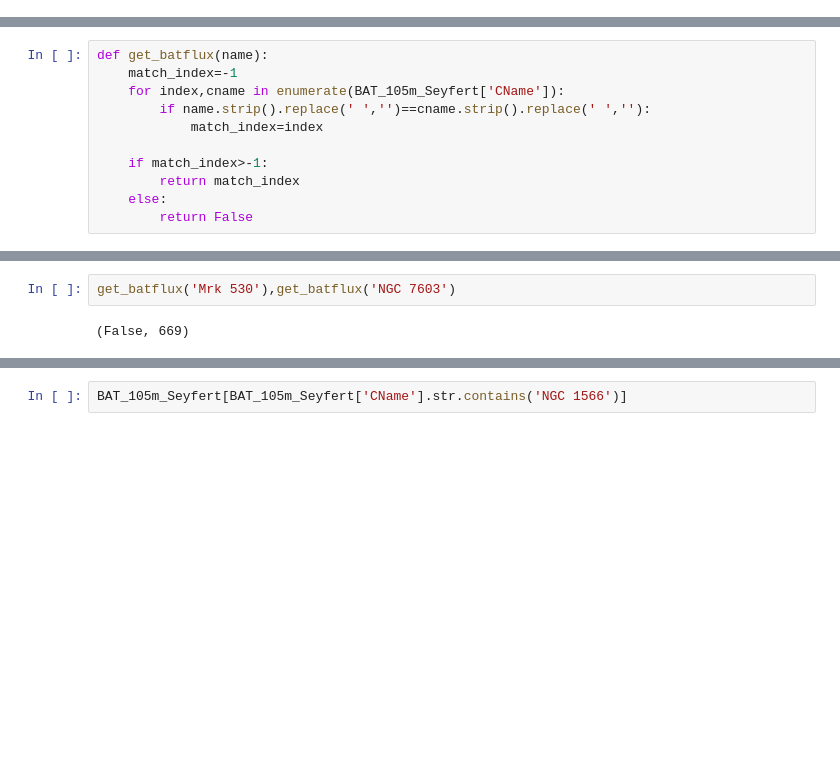
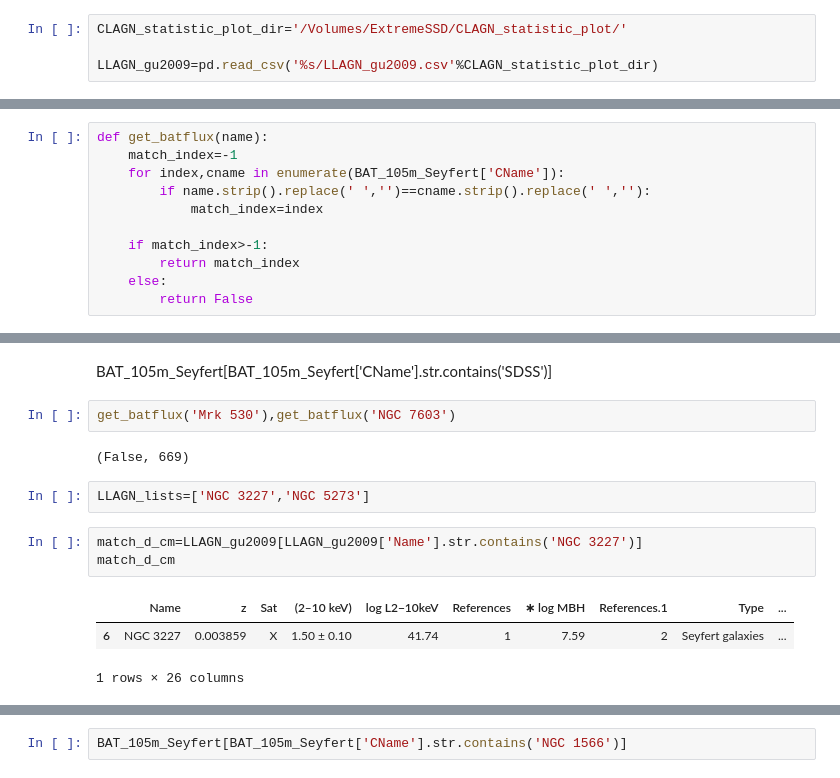
Before and after one commit to brettlv/brettlv.github.io, a Jupyter notebook: pythoncode/changinglookAGN/BAT_105m_catalog_07jul2019.ipynb, the cells around one changed output, grey strips where cells are left out. Cells and saved outputs as stored; diff of their text form; blank space fills up the shorter version.

```diff
--- a/pythoncode/changinglookAGN/BAT_105m_catalog_07jul2019.ipynb
+++ b/pythoncode/changinglookAGN/BAT_105m_catalog_07jul2019.ipynb
@@ -435,3 +447,7 @@ Index(['Name', 'z', 'type', 'logmass', 'epoch', 'Lsigma_lo', 'Lbol',
 # %%
 CLAGN_list210919=pd.read_excel('/Users/brettlv/blog/IHEP_sync/data/data_clagn/CLAGN_list210919.xlsx',sheet_name='Sheet1')
 CLAGN_list210919['D_cm']=cosmo.luminosity_distance(z=CLAGN_list210919['Redshift']).to(u.cm)
+# %%
+CLAGN_statistic_plot_dir='/Volumes/ExtremeSSD/CLAGN_statistic_plot/'
+
+LLAGN_gu2009=pd.read_csv('%s/LLAGN_gu2009.csv'%CLAGN_statistic_plot_dir)
@@ -486,4 +492,15 @@ BAT_105m_Seyfert[BAT_105m_Seyfert['CName'].str.contains('SDSS')]
+# %% [markdown]
+BAT_105m_Seyfert[BAT_105m_Seyfert['CName'].str.contains('SDSS')]
 # %%
 get_batflux('Mrk 530'),get_batflux('NGC 7603')
 # %% [output]
 (False, 669)
+# %%
+LLAGN_lists=['NGC 3227','NGC 5273']
+# %%
+match_d_cm=LLAGN_gu2009[LLAGN_gu2009['Name'].str.contains('NGC 3227')]
+match_d_cm
+# %% [output]
+|  | Name | z | Sat | (2–10 keV) | log L2−10keV | References | ∗ log MBH | References.1 | Type | ... |
+| 6 | NGC 3227 | 0.003859 | X | 1.50 ± 0.10 | 41.74 | 1 | 7.59 | 2 | Seyfert galaxies | ... |
+1 rows × 26 columns
```
Also changed, not shown: parts of 31 cells of this notebook, 21 other files.
